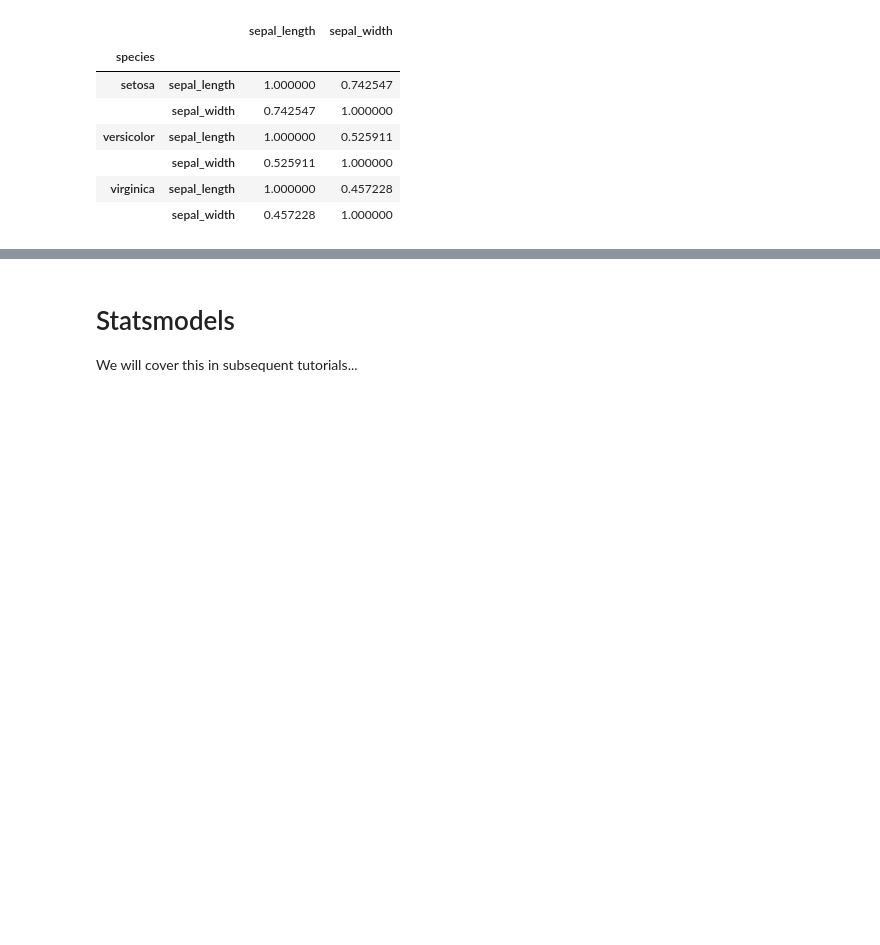
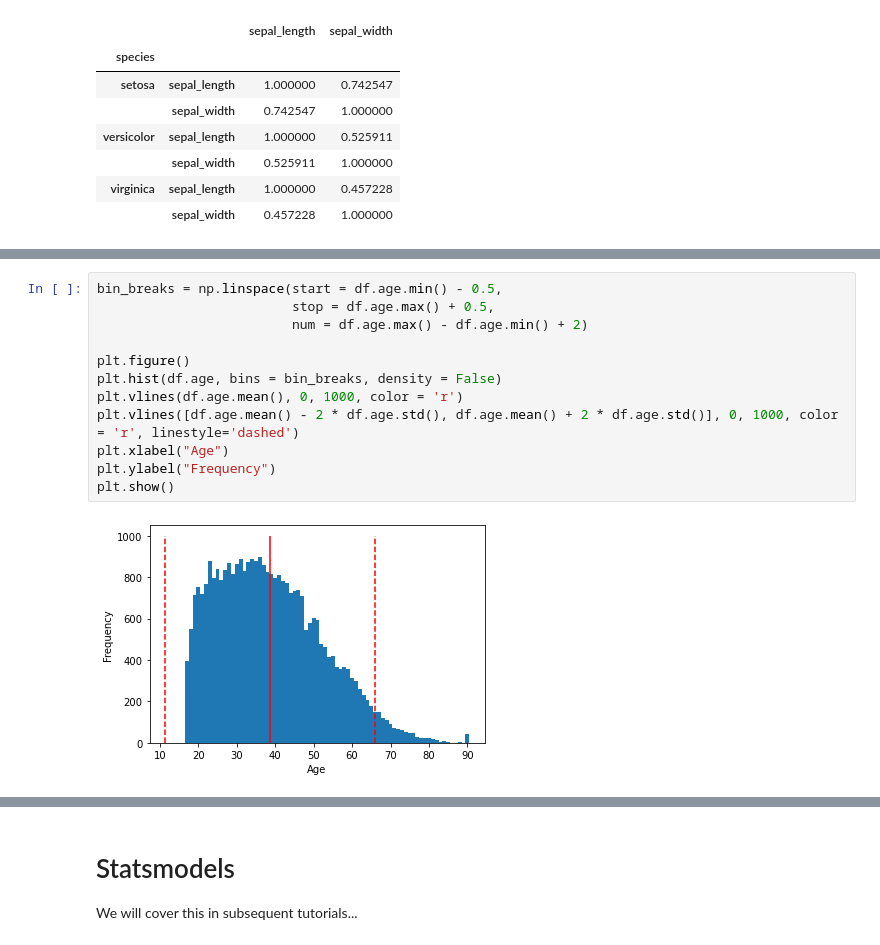
Before and after one commit to aezarebski/aas-extended-examples, a Jupyter notebook: example-0/example-0-answers.ipynb, the cells around one changed output, grey strips where cells are left out. Saved outputs shown, nothing was run; the diff lists cells and outputs as text; blank space fills up the shorter version.

```diff
--- a/example-0/example-0-answers.ipynb
+++ b/example-0/example-0-answers.ipynb
@@ -357,0 +444,14 @@ iris.groupby("species")[["sepal_length", "sepal_width"]].corr()
+# %%
+bin_breaks = np.linspace(start = df.age.min() - 0.5,
+                         stop = df.age.max() + 0.5,
+                         num = df.age.max() - df.age.min() + 2)
+
+plt.figure()
+plt.hist(df.age, bins = bin_breaks, density = False)
+plt.vlines(df.age.mean(), 0, 1000, color = 'r')
+plt.vlines([df.age.mean() - 2 * df.age.std(), df.age.mean() + 2 * df.age.std()], 0, 1000, color = 'r', linestyle='dashed')
+plt.xlabel("Age")
+plt.ylabel("Frequency")
+plt.show()
+# %% [output]
+[figure, added]
```
Also changed, not shown: parts of 22 cells of this notebook, 3 other files.
